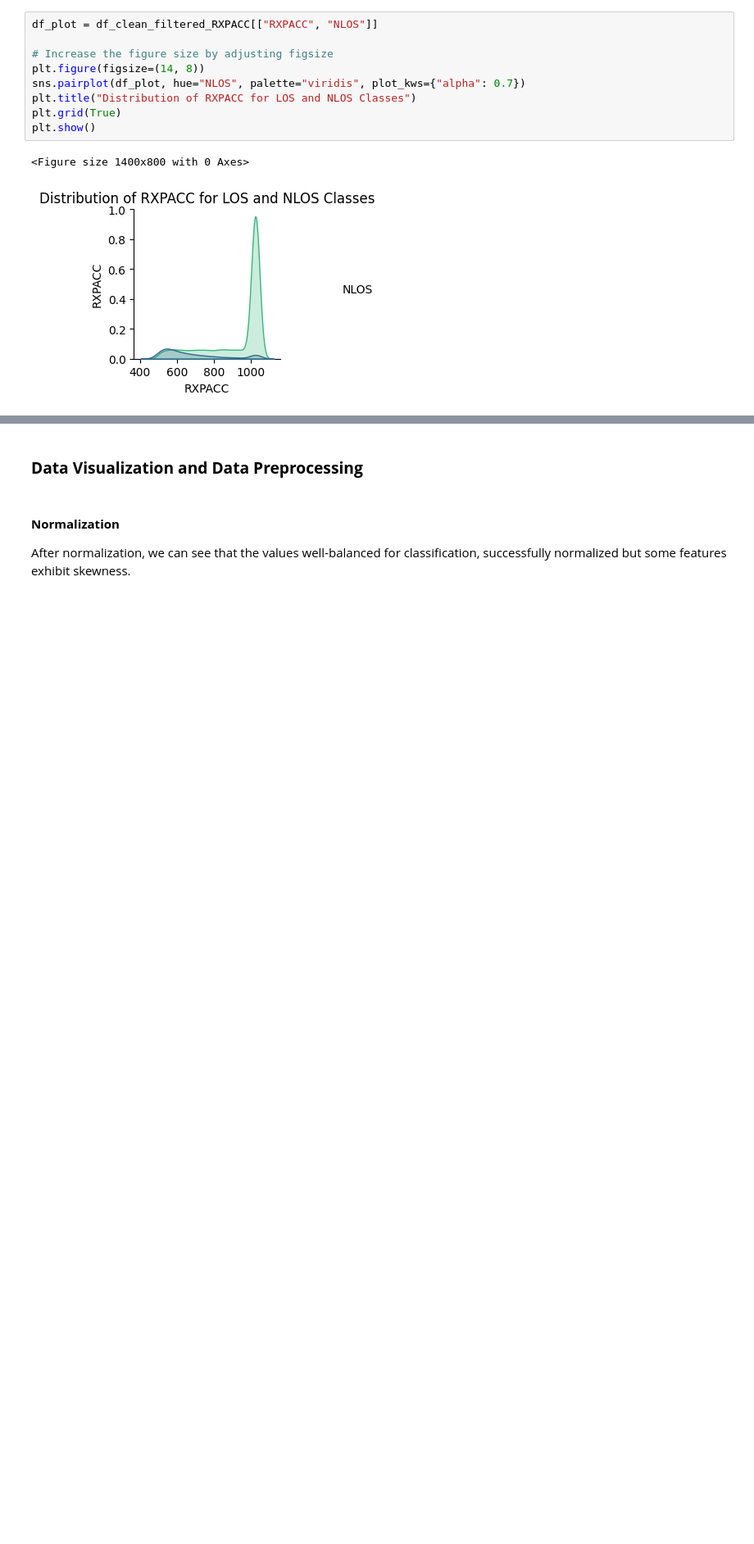
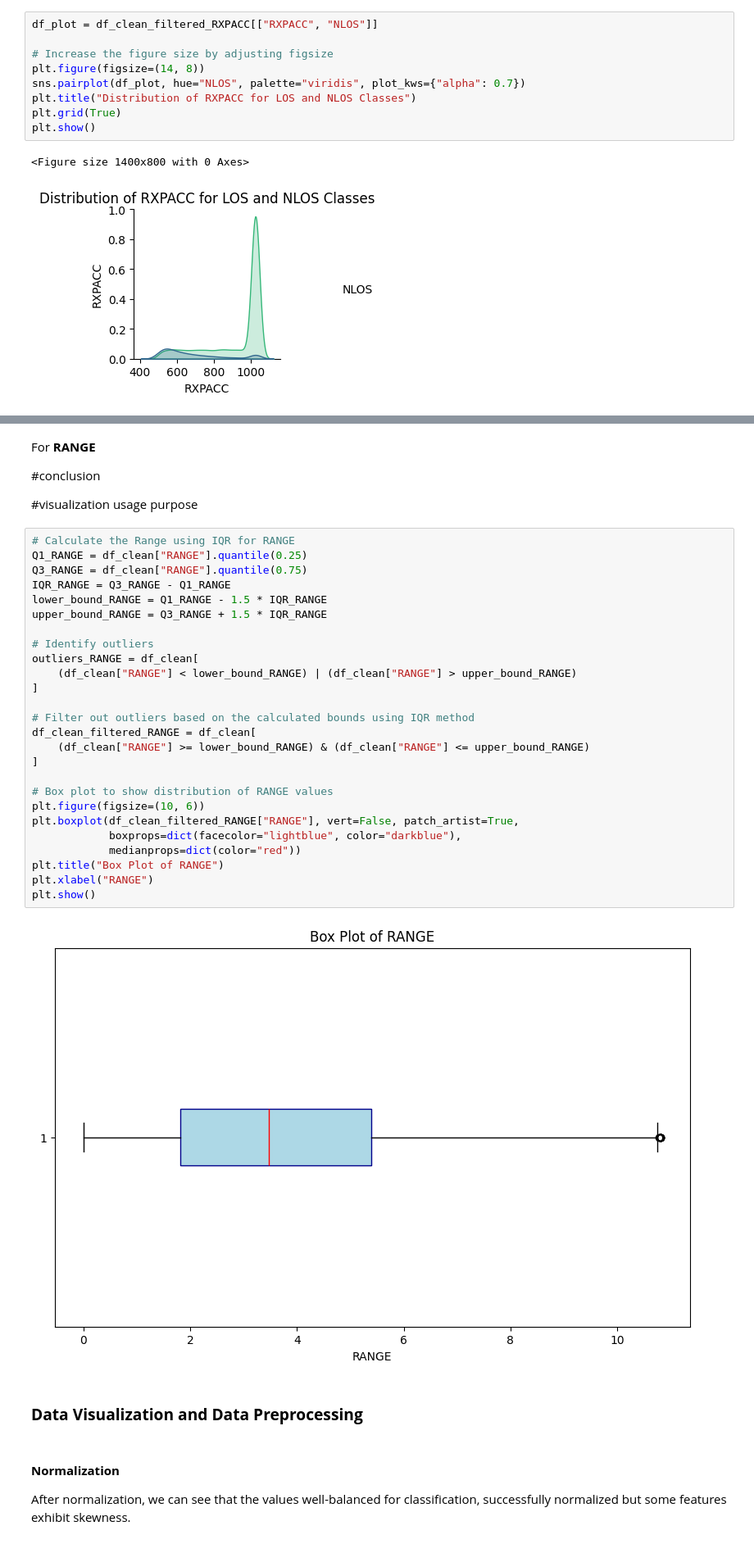
Before and after one commit to janaveniice/UoG-DA_Group17, a Jupyter notebook: los-nlos-model/model.ipynb, the cells around one changed output, grey strips where cells are left out. Shown: that part at 82% size. Drawn from its saved outputs; the diff is of its cells as text; blank space fills up the shorter version.

```diff
--- a/los-nlos-model/model.ipynb
+++ b/los-nlos-model/model.ipynb
@@ -519,3 +639,37 @@ plt.show()
+# %% [markdown]
+For **RANGE**
+
+#conclusion
+
+#visualization usage purpose
+# %%
+# Calculate the Range using IQR for RANGE
+Q1_RANGE = df_clean["RANGE"].quantile(0.25)
+Q3_RANGE = df_clean["RANGE"].quantile(0.75)
+IQR_RANGE = Q3_RANGE - Q1_RANGE
+lower_bound_RANGE = Q1_RANGE - 1.5 * IQR_RANGE
+upper_bound_RANGE = Q3_RANGE + 1.5 * IQR_RANGE
+
+# Identify outliers
+outliers_RANGE = df_clean[
+    (df_clean["RANGE"] < lower_bound_RANGE) | (df_clean["RANGE"] > upper_bound_RANGE)
+]
+
+# Filter out outliers based on the calculated bounds using IQR method
+df_clean_filtered_RANGE = df_clean[
+    (df_clean["RANGE"] >= lower_bound_RANGE) & (df_clean["RANGE"] <= upper_bound_RANGE)
+]
+
+# Box plot to show distribution of RANGE values
+plt.figure(figsize=(10, 6))
+plt.boxplot(df_clean_filtered_RANGE["RANGE"], vert=False, patch_artist=True,
+            boxprops=dict(facecolor="lightblue", color="darkblue"),
+            medianprops=dict(color="red"))
+plt.title("Box Plot of RANGE")
+plt.xlabel("RANGE")
+plt.show()
+# %% [output]
+[figure, added]
 # %% [markdown]
 ### **Data Visualization and Data Preprocessing**
 # %% [markdown]
```
Also changed, not shown: parts of 10 cells of this notebook.
